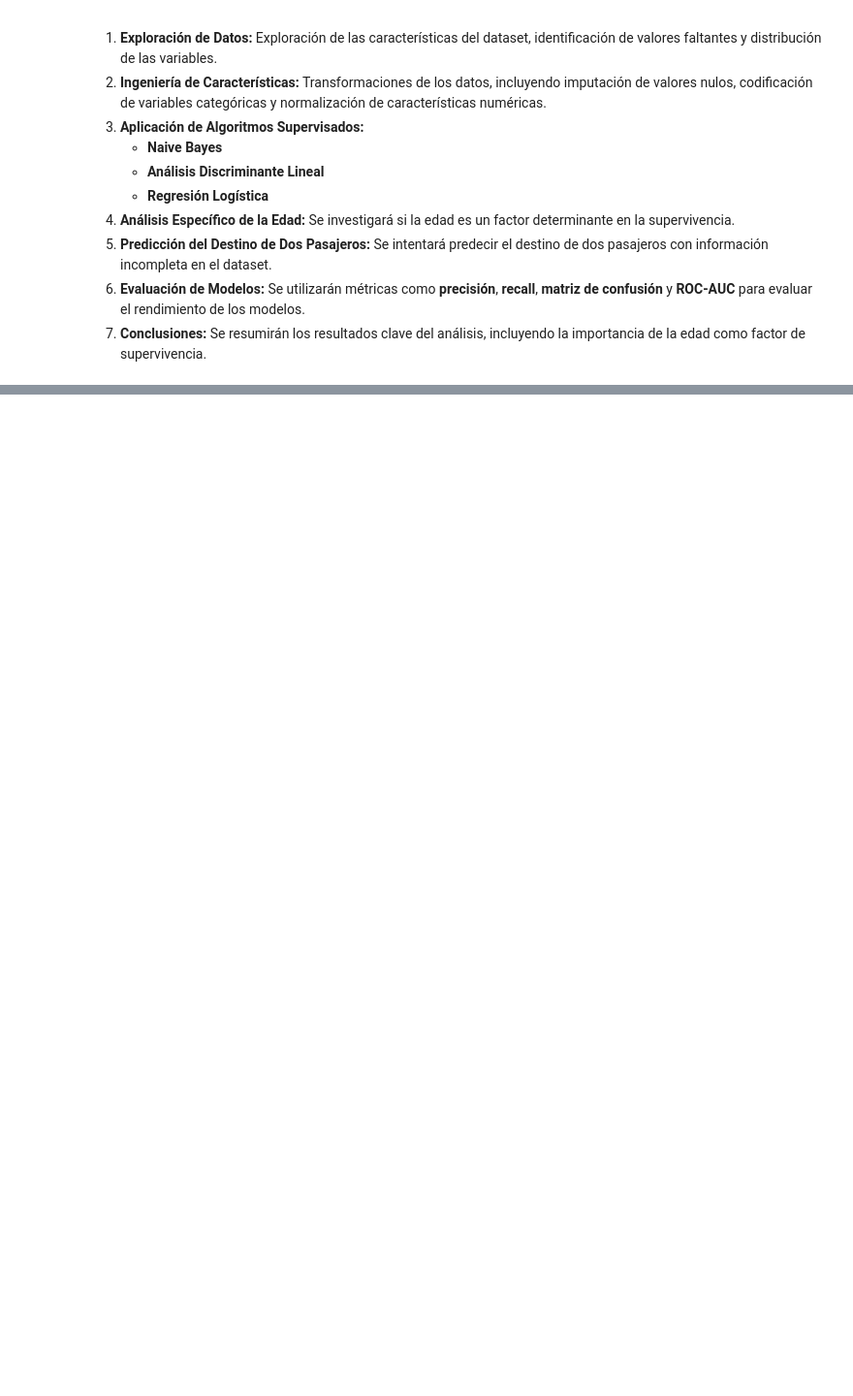
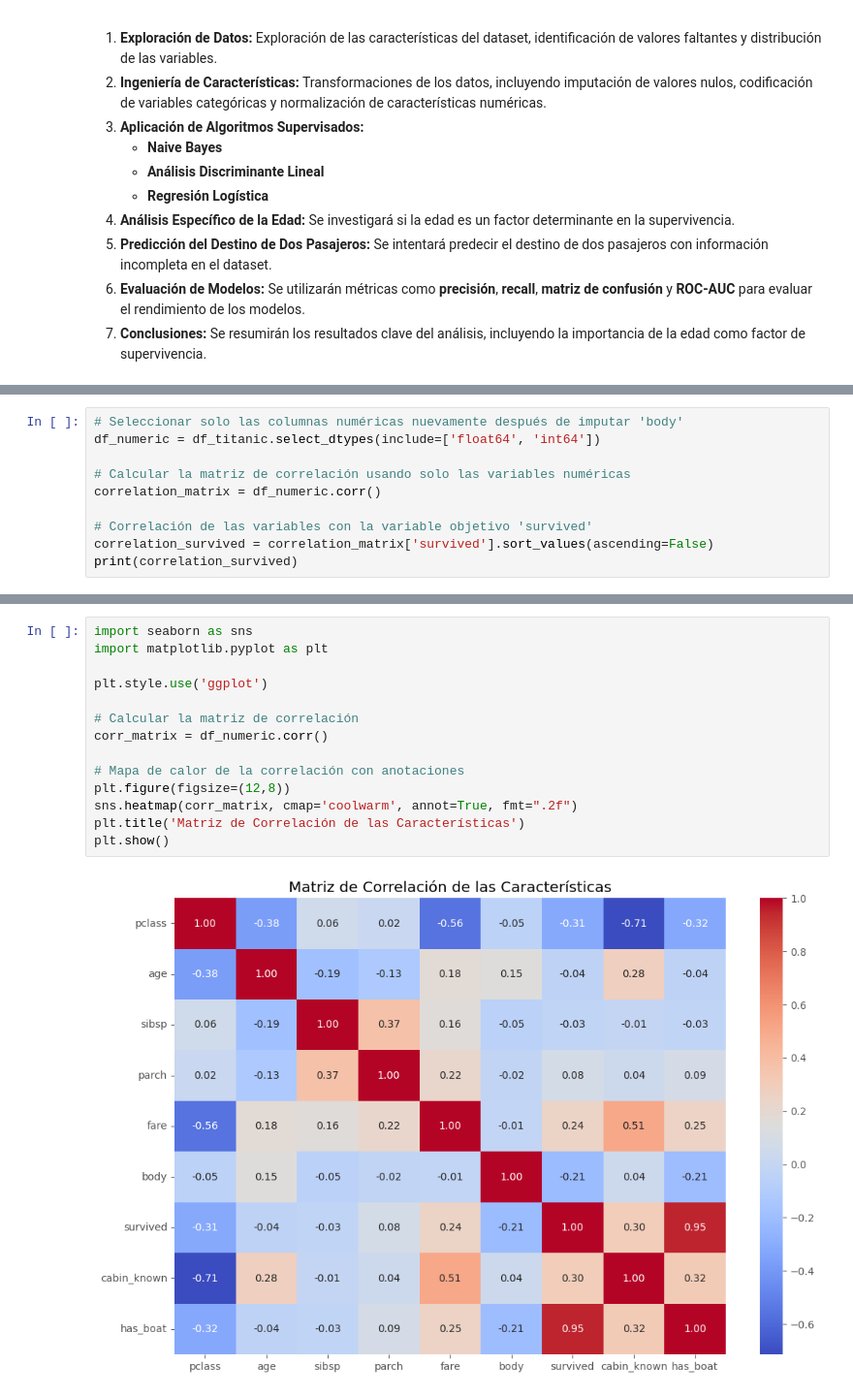
Before and after one commit to Godoca2/Machine-Learning, a Jupyter notebook: Scripts/ML_Lab3_DataSet_Titanic.ipynb, the cells around one changed output, grey strips where cells are left out. Shown at 97% size. Cells and saved outputs as stored; diff of their text form; blank space fills up the shorter version.

```diff
--- a/Scripts/ML_Lab3_DataSet_Titanic.ipynb
+++ b/Scripts/ML_Lab3_DataSet_Titanic.ipynb
@@ -42,0 +338,10 @@ El análisis que se llevará a cabo incluirá las siguientes etapas:
+# %%
+# Seleccionar solo las columnas numéricas nuevamente después de imputar 'body'
+df_numeric = df_titanic.select_dtypes(include=['float64', 'int64'])
+
+# Calcular la matriz de correlación usando solo las variables numéricas
+correlation_matrix = df_numeric.corr()
+
+# Correlación de las variables con la variable objetivo 'survived'
+correlation_survived = correlation_matrix['survived'].sort_values(ascending=False)
+print(correlation_survived)
@@ -42,0 +359,16 @@ El análisis que se llevará a cabo incluirá las siguientes etapas:
+# %%
+import seaborn as sns
+import matplotlib.pyplot as plt
+
+plt.style.use('ggplot')
+
+# Calcular la matriz de correlación
+corr_matrix = df_numeric.corr()
+
+# Mapa de calor de la correlación con anotaciones
+plt.figure(figsize=(12,8))
+sns.heatmap(corr_matrix, cmap='coolwarm', annot=True, fmt=".2f")
+plt.title('Matriz de Correlación de las Características')
+plt.show()
+# %% [output]
+[figure, added]
```
Also changed, not shown: parts of 37 cells of this notebook.
